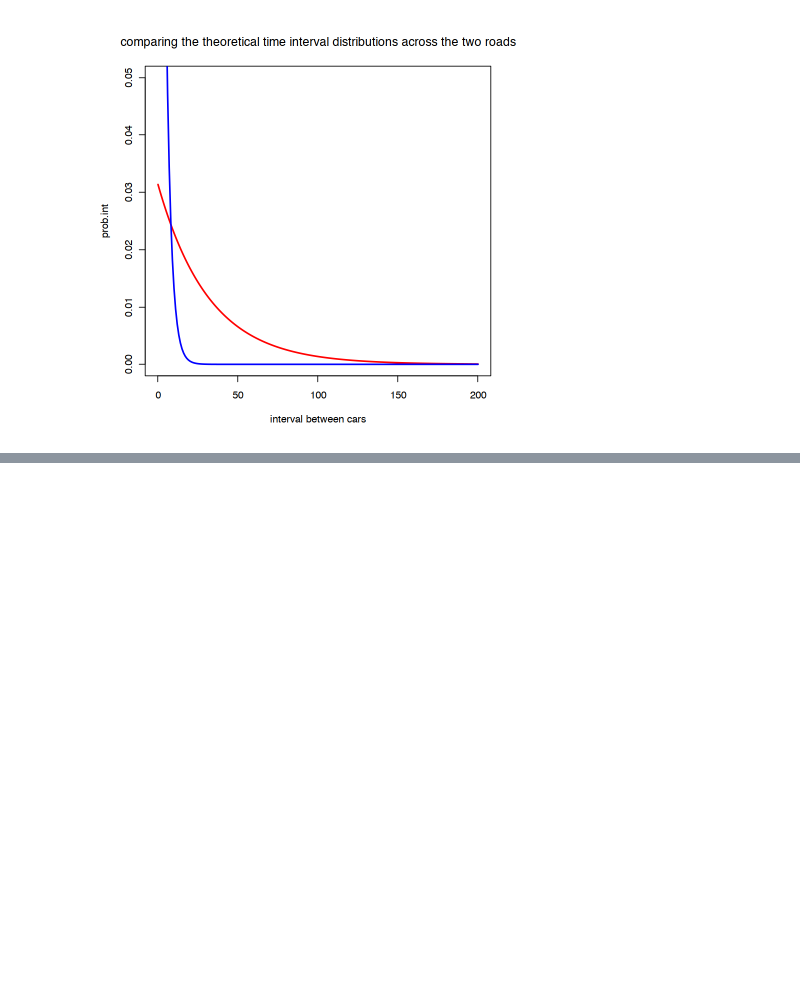
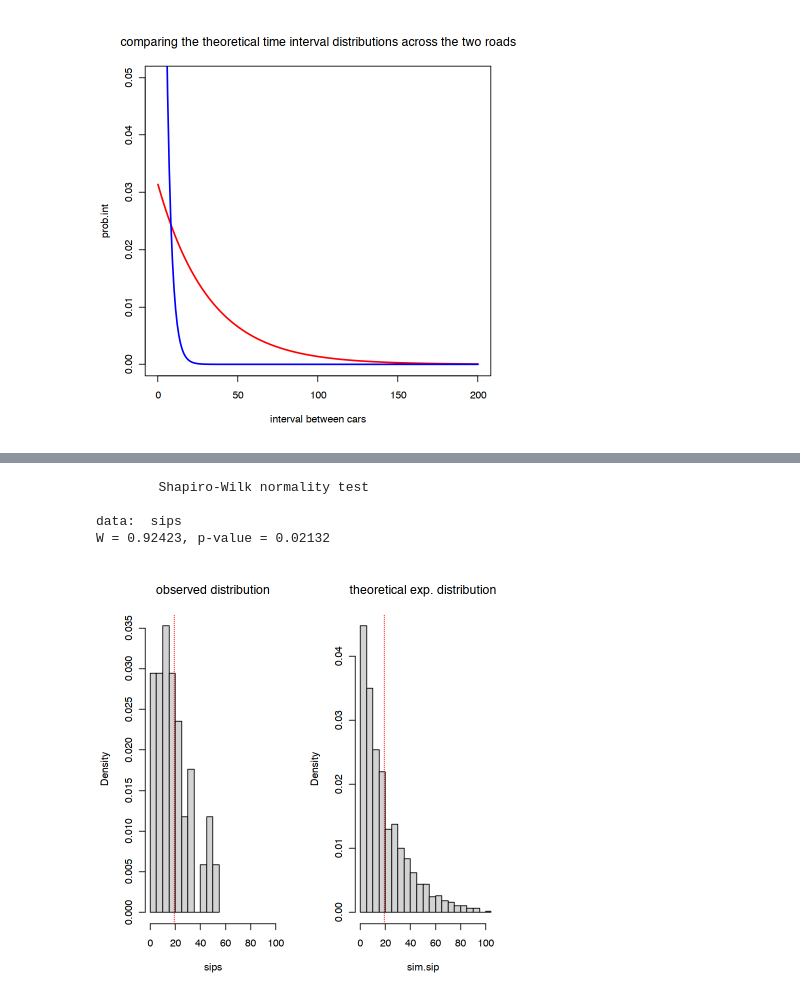
Before and after one commit to norberello/fitting-exponential-car-intervals, a Jupyter notebook: Exponential distribution cars.ipynb, the cells around one changed output, grey strips where cells are left out. Cells and saved outputs as stored; diff of their text form; code cells hidden in the pictures; blank space fills up the shorter version.

```diff
--- a/Exponential distribution cars.ipynb
+++ b/Exponential distribution cars.ipynb
@@ -103,0 +131,18 @@ lines(car.int,prob.int.tol,
+# %%
+shapiro.test(sips)#not normal
+# %% [output]
+        Shapiro-Wilk normality test
+
+data:  sips
+W = 0.92423, p-value = 0.02132
+# %%
+par(mfrow=c(1,2))
+hist(sips,breaks = 10,prob=T,main = "observed distribution",xlim = c(0,100))
+abline(v=int.sip,col="red",lty=3)#vertical line = mean interval
+
+sim.sip<-rexp(1000,1/int.sip)
+hist(sim.sip,breaks = 30,prob=T,main = "theoretical exp. distribution",xlim = c(0,100))
+abline(v=int.sip,col="red",lty=3)#vertical line = mean interval
+#hum, not really, perhaps not enough data
+# %% [output]
+[figure, added]
```
Also changed, not shown: parts of 9 cells of this notebook.
